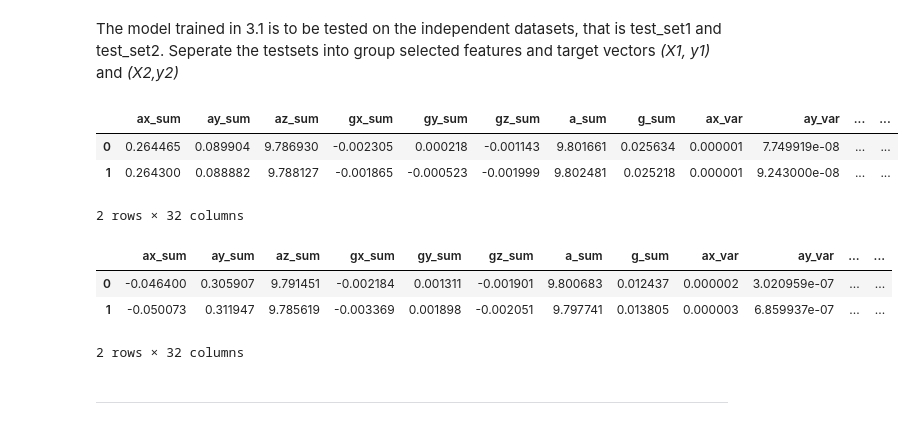
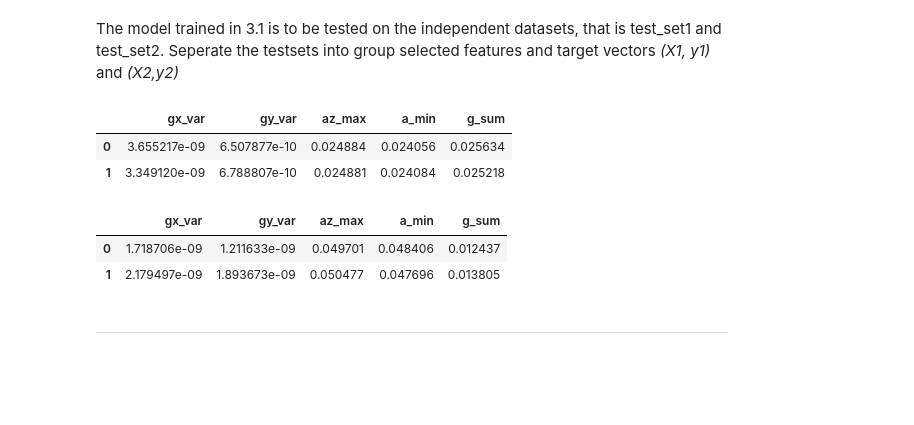
Before and after one commit to AkolawoleBodefakunle/engg680_2024_fall, a Jupyter notebook: Lab_Assignment4/Assignment 4.ipynb, the cells around one changed output. Drawn from its saved outputs; the diff is of its cells as text; code cells hidden in the pictures; blank space fills up the shorter version.

```diff
--- a/Lab_Assignment4/Assignment 4.ipynb
+++ b/Lab_Assignment4/Assignment 4.ipynb
@@ -683,24 +843,22 @@ The model trained in 3.1 is to be tested on the independent datasets, that is te
 Seperate the testsets into group selected features and target vectors *(X1, y1)* and *(X2,y2)*
 # %%
 # TODO - Load the target vector from test_set1 into y1, and the group selected features from test_set1 into X1
-# y1 =
-# X1 =
+y1 = test_set1['motion_state']
+X1 = test_set1[['gx_var', 'gy_var', 'az_max', 'a_min', 'g_sum']]
 X1.head(2)
 # %% [output]
-|  | ax_sum | ay_sum | az_sum | gx_sum | gy_sum | gz_sum | a_sum | g_sum | ax_var | ay_var | ... | ... |
-| 0 | 0.264465 | 0.089904 | 9.786930 | -0.002305 | 0.000218 | -0.001143 | 9.801661 | 0.025634 | 0.000001 | 7.749919e-08 | ... | ... |
-| 1 | 0.264300 | 0.088882 | 9.788127 | -0.001865 | -0.000523 | -0.001999 | 9.802481 | 0.025218 | 0.000001 | 9.243000e-08 | ... | ... |
+|  | gx_var | gy_var | az_max | a_min | g_sum |
+| 0 | 3.655217e-09 | 6.507877e-10 | 0.024884 | 0.024056 | 0.025634 |
+| 1 | 3.349120e-09 | 6.788807e-10 | 0.024881 | 0.024084 | 0.025218 |
-2 rows × 32 columns
 # %%
 # TODO - Load the target vector from test_set2 into y2, and the group selected features from test_set2 into X2
-# y2 =
-# X2 =
+y2 = test_set2['motion_state']
+X2 = test_set2[['gx_var', 'gy_var', 'az_max', 'a_min', 'g_sum']]
 X2.head(2)
 # %% [output]
-|  | ax_sum | ay_sum | az_sum | gx_sum | gy_sum | gz_sum | a_sum | g_sum | ax_var | ay_var | ... | ... |
-| 0 | -0.046400 | 0.305907 | 9.791451 | -0.002184 | 0.001311 | -0.001901 | 9.800683 | 0.012437 | 0.000002 | 3.020959e-07 | ... | ... |
-| 1 | -0.050073 | 0.311947 | 9.785619 | -0.003369 | 0.001898 | -0.002051 | 9.797741 | 0.013805 | 0.000003 | 6.859937e-07 | ... | ... |
+|  | gx_var | gy_var | az_max | a_min | g_sum |
+| 0 | 1.718706e-09 | 1.211633e-09 | 0.049701 | 0.048406 | 0.012437 |
+| 1 | 2.179497e-09 | 1.893673e-09 | 0.050477 | 0.047696 | 0.013805 |
-2 rows × 32 columns
 # %% [markdown]
 ___
 # %% [markdown]
```
Also changed, not shown: parts of 61 cells of this notebook, 1 other file.
